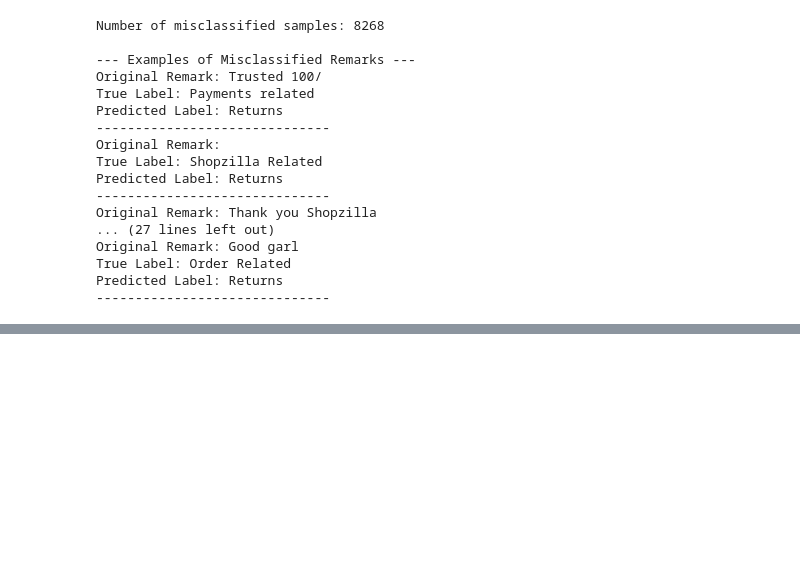
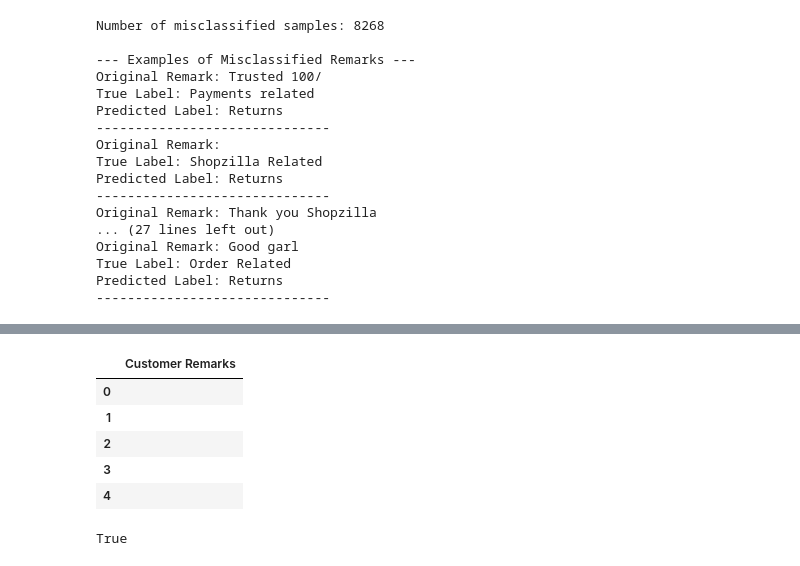
Before and after one commit to Z-ingdotnet/NLP_Tripadvisor_Python, a Jupyter notebook: Intent_detection.ipynb, the cells around one changed output, grey strips where cells are left out. Drawn from its saved outputs; the diff is of its cells as text; code cells hidden in the pictures; blank space fills up the shorter version.

```diff
--- a/Intent_detection.ipynb
+++ b/Intent_detection.ipynb
@@ -445,0 +472,46 @@ Predicted Label: Returns
+# %%
+df['Customer Remarks'] = df['Customer Remarks'].fillna('')
+display(df[['Customer Remarks']].head())
+
+# Import required libraries
+import pandas as pd
+import numpy as np
+import re
+import nltk
+from nltk.corpus import stopwords
+from nltk.tokenize import word_tokenize
+from nltk.stem import WordNetLemmatizer, PorterStemmer
+from nltk.corpus import wordnet
+import matplotlib.pyplot as plt
+import seaborn as sns
+from wordcloud import WordCloud
+from sklearn.feature_extraction.text import TfidfVectorizer
+from sklearn.model_selection import train_test_split
+from sklearn.linear_model import LogisticRegression
+from sklearn.ensemble import RandomForestClassifier
+from sklearn.svm import SVC
+from sklearn.naive_bayes import MultinomialNB
+from sklearn.metrics import classification_report, accuracy_score
+from imblearn.over_sampling import SMOTE
+from bs4 import BeautifulSoup
+import warnings
+warnings.filterwarnings('ignore')
+
+# Download required NLTK data
+nltk.download('punkt', quiet=True)
+nltk.download('stopwords', quiet=True)
+nltk.download('wordnet', quiet=True)
+nltk.download('averaged_perceptron_tagger', quiet=True)
+nltk.download('omw-1.4', quiet=True)
+nltk.download('averaged_perceptron_tagger_eng', quiet=True) # Added this line
+
+nltk.download('stopwords', quiet=True)
+nltk.download('punkt_tab', quiet=True)
+# %% [output]
+|  | Customer Remarks |
+| 0 |  |
+| 1 |  |
+| 2 |  |
+| 3 |  |
+| 4 |  |
+True
```
Also changed, not shown: parts of 7 cells of this notebook.
